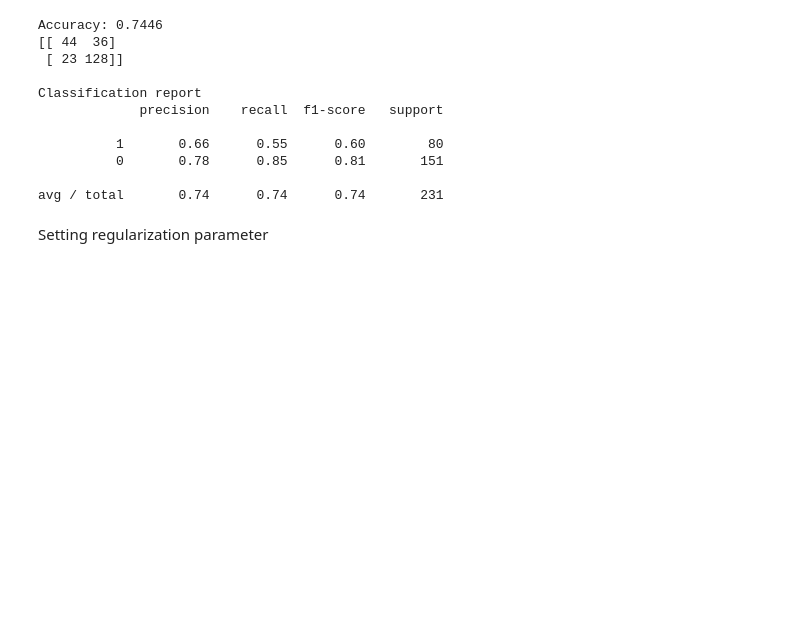
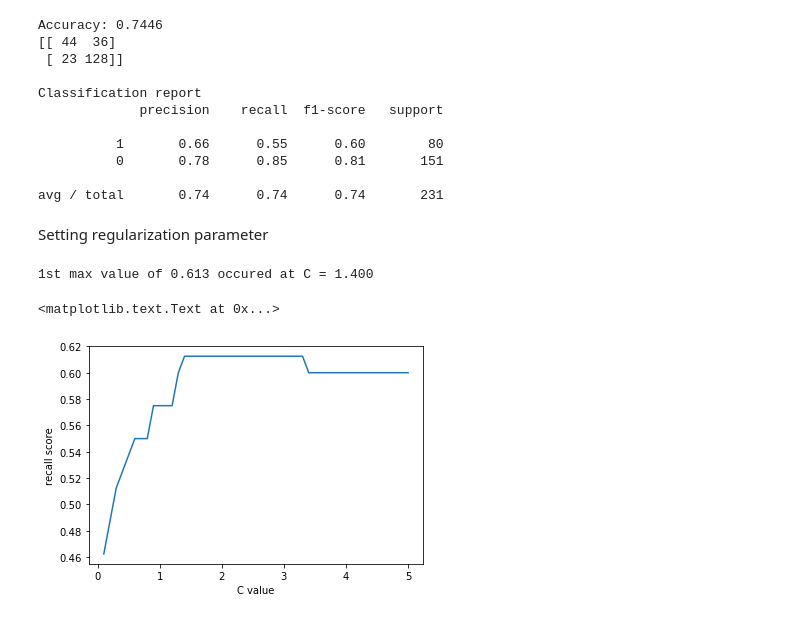
Before and after one commit to Snoblomma/MachineLearning, a Jupyter notebook: Pima-Prediction.ipynb, the cells around one changed output. Drawn from its saved outputs; the diff is of its cells as text; code cells hidden in the pictures; blank space fills up the shorter version.

```diff
--- a/Pima-Prediction.ipynb
+++ b/Pima-Prediction.ipynb
@@ -353,30 +353,34 @@ avg / total       0.74      0.74      0.74       231
 Setting regularization parameter
 # %%
 C_start = 0.1
-C_end = 1
+C_end = 5
 C_inc = 0.1
 
 C_values, recall_scores = [],[]
 
 C_val = C_start
 best_recall_score = 0
 while(C_val < C_end):
     C_values.append(C_val)
     lr_model_loop = LogisticRegression(C = C_val, random_state = 42)
     lr_model_loop.fit(X_train, y_train.ravel())
     lr_predict_loop_test = lr_model_loop.predict(X_test)
     recall_score = metrics.recall_score(y_test, lr_predict_loop_test)
     recall_scores.append(recall_score)
     if(recall_score > best_recall_score):
         best_recall_score = recall_score
         best_lr_predict_test = lr_predict_loop_test
 
     C_val = C_val + C_inc
 
 best_score_C_val = C_values[recall_scores.index(best_recall_score)]
 print("1st max value of {0:.3f} occured at C = {1:.3f}".format(best_recall_score, best_score_C_val))
 
 %matplotlib inline
 plt.plot(C_values, recall_scores, "-")
 plt.xlabel("C value")
-plt.ylabel("recall sc")
+plt.ylabel("recall score")
+# %% [output]
+1st max value of 0.613 occured at C = 1.400
+<matplotlib.text.Text at 0x...>
+[figure, added]
```
Also changed, not shown: parts of 7 cells of this notebook.
